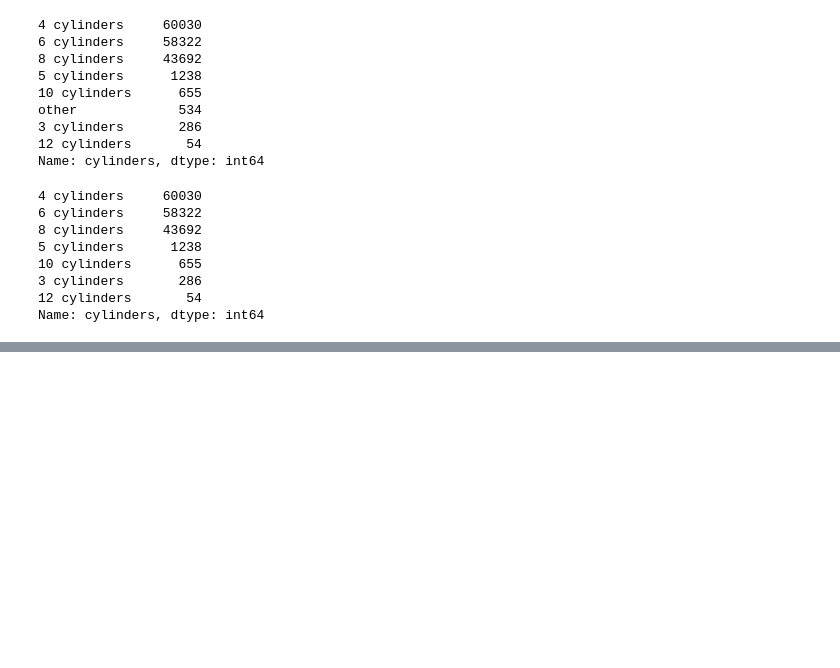
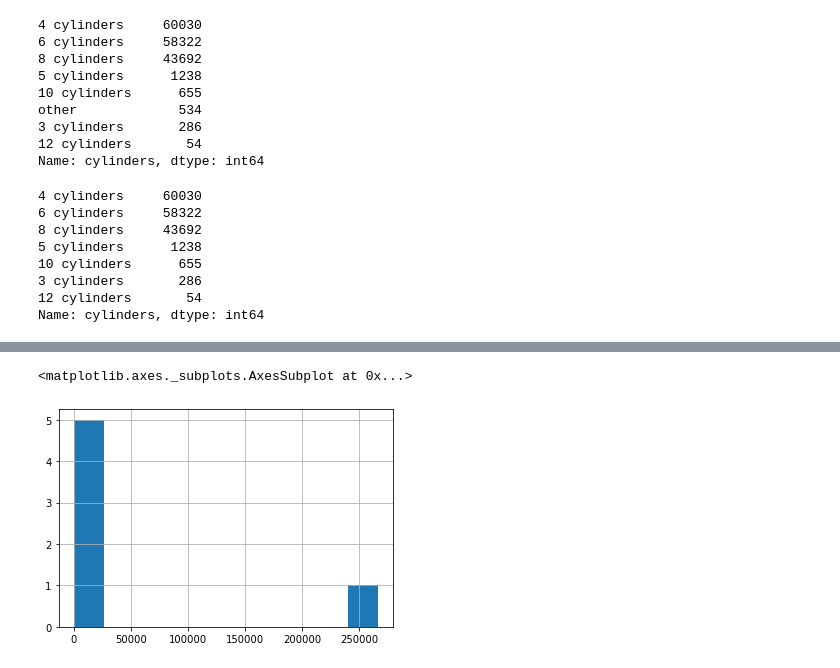
Before and after one commit to cmeehan340/ML_Fall2020_Project, a Jupyter notebook: project_data.ipynb, the cells around one changed output, grey strips where cells are left out. Cells and saved outputs as stored; diff of their text form; code cells hidden in the pictures; blank space fills up the shorter version.

```diff
--- a/project_data.ipynb
+++ b/project_data.ipynb
@@ -101,0 +108,5 @@ Name: cylinders, dtype: int64
+# %%
+df['title_status'].value_counts().hist()
+# %% [output]
+<matplotlib.axes._subplots.AxesSubplot at 0x...>
+[figure, added]
```
Also changed, not shown: parts of 26 cells of this notebook, 2 other files.
